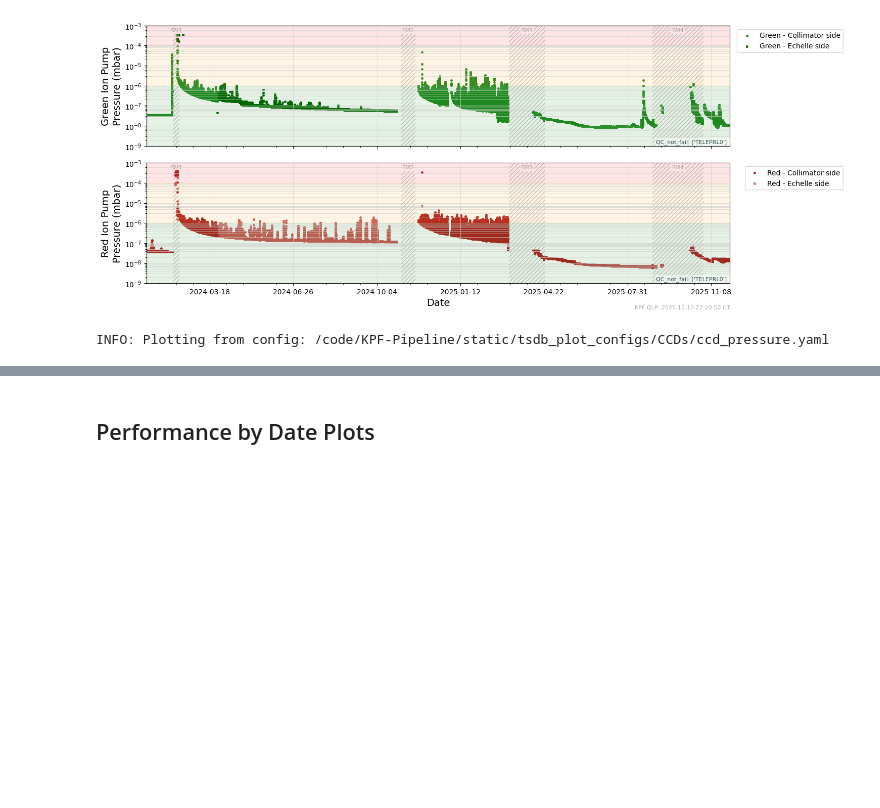
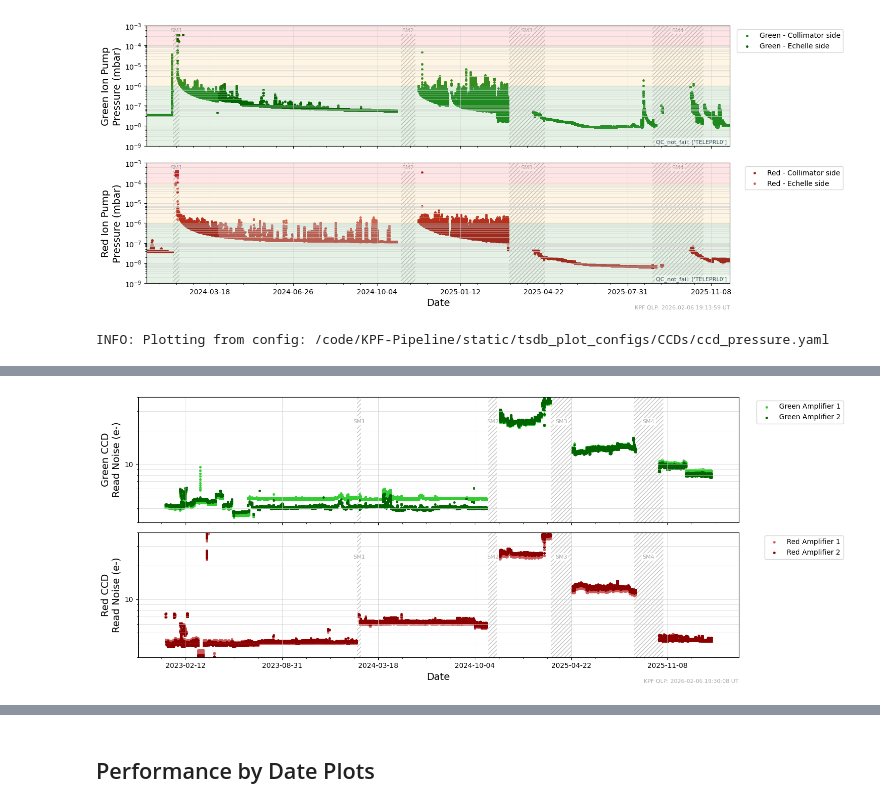
Before and after one commit to Keck-DataReductionPipelines/KPF-Pipeline, a Jupyter notebook: docs/source/tutorials/Plots_for_Operational_Review.ipynb, the cells around one changed output, grey strips where cells are left out. Cells and saved outputs as stored; diff of their text form; code cells hidden in the pictures; blank space fills up the shorter version.

```diff
--- a/docs/source/tutorials/Plots_for_Operational_Review.ipynb
+++ b/docs/source/tutorials/Plots_for_Operational_Review.ipynb
@@ -49,0 +84,44 @@ INFO: Plotting from config: /code/KPF-Pipeline/static/tsdb_plot_configs/CCDs/ccd
+# %%
+start_date = datetime(2022, 11,  9)
+end_date   = datetime(2026, 2, 6)
+
+dict1 = {'col': 'RNGREEN1', 'plot_type': 'scatter', 'unit': 'e-', 'plot_attr': {'label': r'Green Amplifier 1', 'marker': '.', 'linewidth': 0.5, 'color': 'limegreen'}}
+dict2 = {'col': 'RNGREEN2', 'plot_type': 'scatter', 'unit': 'e-', 'plot_attr': {'label': r'Green Amplifier 2', 'marker': '.', 'linewidth': 0.5, 'color': 'darkgreen'}}
+dict3 = {'col': 'RNRED1',   'plot_type': 'scatter', 'unit': 'e-', 'plot_attr': {'label': r'Red Amplifier 1',   'marker': '.', 'linewidth': 0.5, 'color': 'indianred'}}
+dict4 = {'col': 'RNRED2',   'plot_type': 'scatter', 'unit': 'e-', 'plot_attr': {'label': r'Red Amplifier 2',   'marker': '.', 'linewidth': 0.5, 'color': 'darkred'}}
+thispanelvars = [dict1,dict2]
+thispaneldict = {'ylabel': 'Green CCD\nRead Noise (e-)',
+                 'yscale': 'log',
+                 'ymin': 3,
+                 'ymax': 40,
+                 'title': 'CCD Read Noise',
+                 'read_speed': 'regular',
+                 'object_like': 'autocal',
+                 'legend_frac_size': 0.18}
+panel1 = {'panelvars': thispanelvars,
+          'paneldict': thispaneldict}
+thispanelvars = [dict3,dict4]
+thispaneldict = {'ylabel': 'Red CCD\nRead Noise (e-)',
+                 'yscale': 'log',
+                 'ymin': 3,
+                 'ymax': 40,
+                 'read_speed': 'regular',
+                 'object_like': 'autocal',
+                 'legend_frac_size': 0.18}
+panel2 = {'panelvars': thispanelvars,
+          'paneldict': thispaneldict}
+
+panel_arr = [panel1, panel2]
+
+plotdict = {
+             "description": "CCD Read Noise",
+             "plot_title": "CCD Read Noise",
+             "plot_type": "time_series_multipanel",
+             "panel_arr": panel_arr
+            }
+
+fig_path = f'{plot_dir}/ccd_readnoise_time_series.png'
+myTS.plot_time_series_multipanel(plotdict, start_date=start_date, end_date=end_date, show_plot=True, clean=True)
+myTS.plot_time_series_multipanel(plotdict, start_date=start_date, end_date=end_date, fig_path=fig_path, clean=True)
+# %% [output]
+[figure, added]
```
Also changed, not shown: parts of 13 cells of this notebook.
